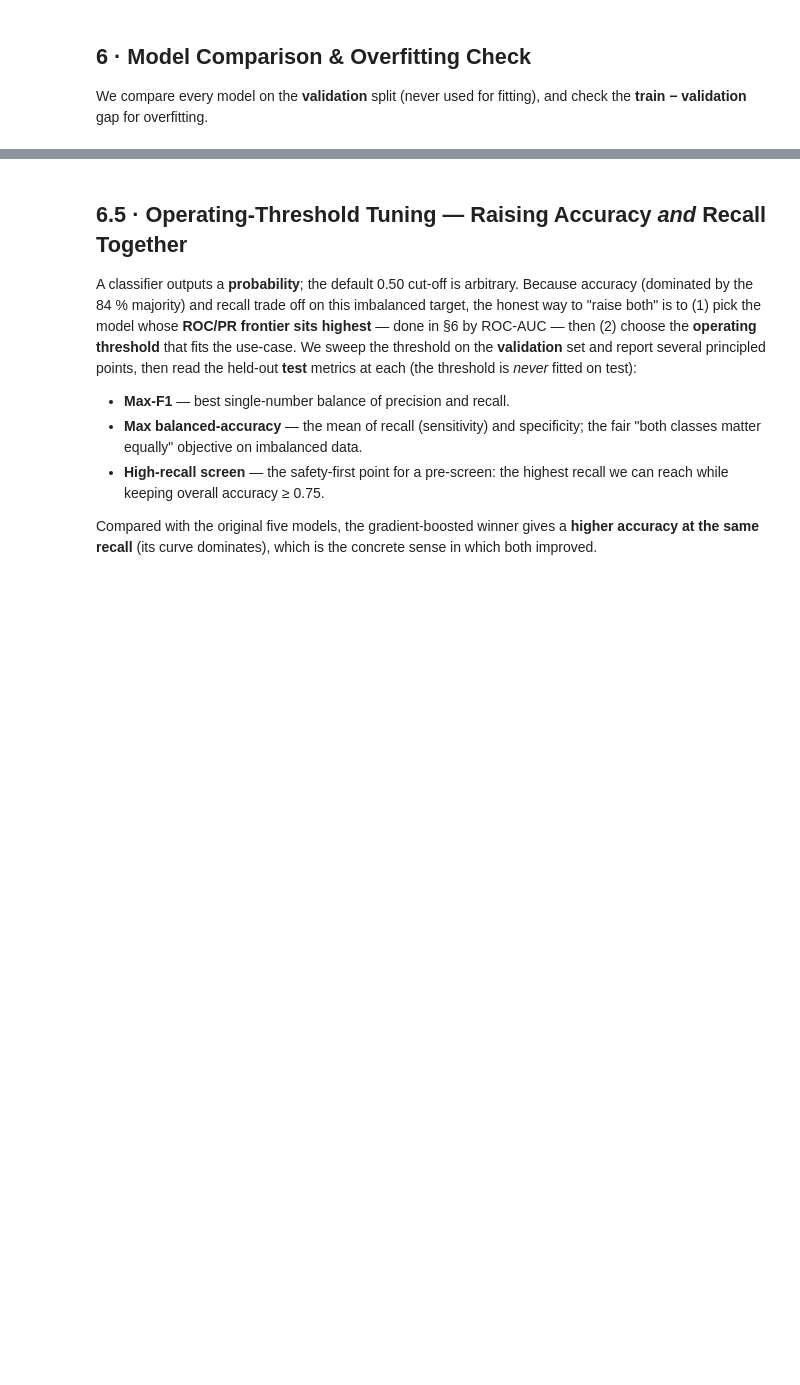
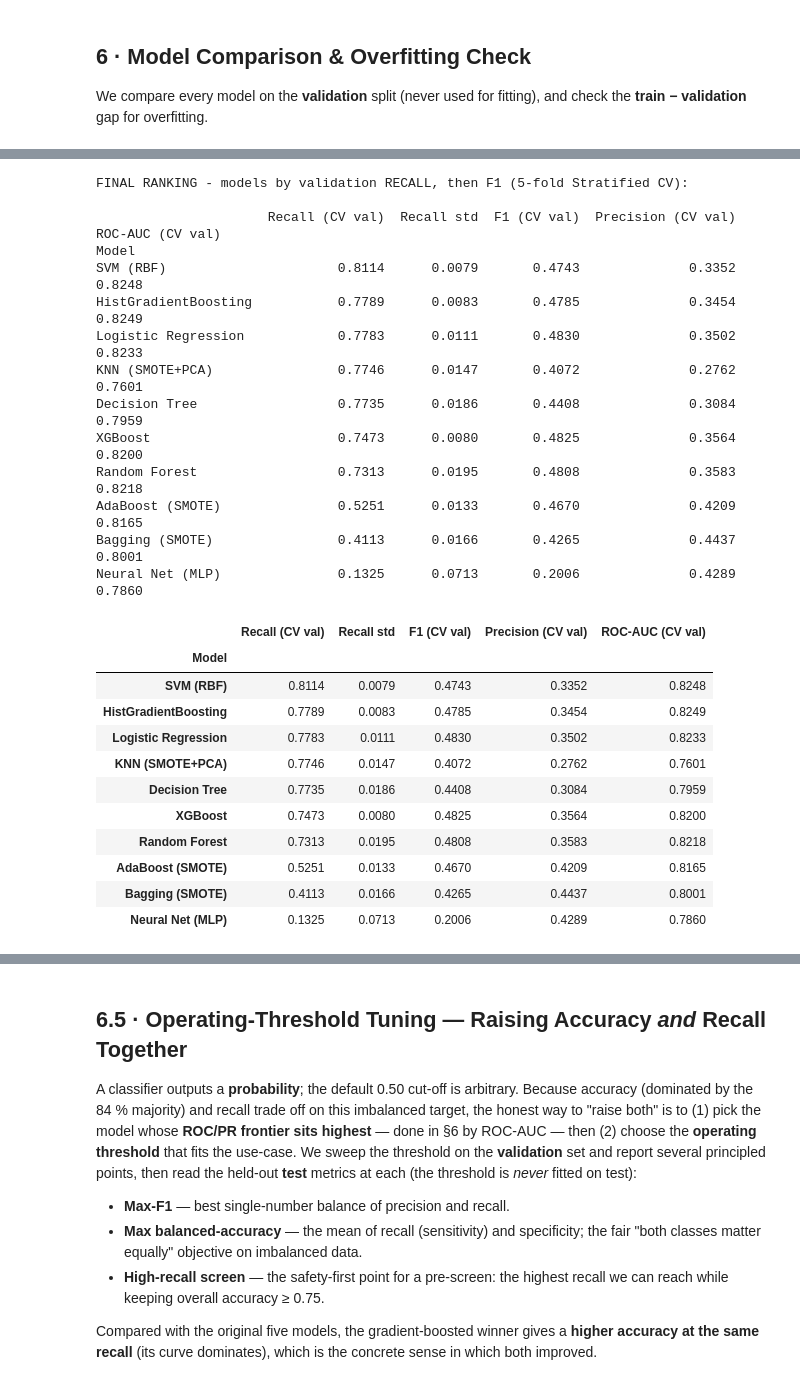
Before and after one commit to energelpen/ET0737-MLAI-Project, a Jupyter notebook: notebooks/02_Diabetes_2015_Modelling.ipynb, the cells around one changed output, grey strips where cells are left out. Saved outputs shown, nothing was run; the diff lists cells and outputs as text; code cells hidden in the pictures; blank space fills up the shorter version.

```diff
--- a/notebooks/02_Diabetes_2015_Modelling.ipynb
+++ b/notebooks/02_Diabetes_2015_Modelling.ipynb
@@ -741,3 +925,47 @@ print("A small train-val gap => models generalise well (regularisation / depth l
+# %%
+# ============================================================================
+# Final summary table - models ranked by validation RECALL, then F1 (clinically ordered)
+# ----------------------------------------------------------------------------
+# Recall first because, for a diabetes screen, a false negative (an at-risk person told they
+# are fine) is the costly error; F1 breaks ties by rewarding a sensible precision/recall
+# balance. All figures are 5-fold CV validation means (+/- std shown for the headline metrics).
+summary = pd.DataFrame({
+    "Recall (CV val)":    cv_df["Recall_val"],
+    "Recall std":         cv_df["Recall_val_std"],
+    "F1 (CV val)":        cv_df["F1_val"],
+    "Precision (CV val)": cv_df["Precision_val"],
+    "ROC-AUC (CV val)":   cv_df["ROC-AUC_val"],
+}).sort_values(["Recall (CV val)", "F1 (CV val)"], ascending=False).round(4)
+print("FINAL RANKING - models by validation RECALL, then F1 (5-fold Stratified CV):\n")
+print(summary.to_string())
+summary
+# %% [output]
+FINAL RANKING - models by validation RECALL, then F1 (5-fold Stratified CV):
+
+                      Recall (CV val)  Recall std  F1 (CV val)  Precision (CV val)  ROC-AUC (CV val)
+Model
+SVM (RBF)                      0.8114      0.0079       0.4743              0.3352            0.8248
+HistGradientBoosting           0.7789      0.0083       0.4785              0.3454            0.8249
+Logistic Regression            0.7783      0.0111       0.4830              0.3502            0.8233
+KNN (SMOTE+PCA)                0.7746      0.0147       0.4072              0.2762            0.7601
+Decision Tree                  0.7735      0.0186       0.4408              0.3084            0.7959
+XGBoost                        0.7473      0.0080       0.4825              0.3564            0.8200
+Random Forest                  0.7313      0.0195       0.4808              0.3583            0.8218
+AdaBoost (SMOTE)               0.5251      0.0133       0.4670              0.4209            0.8165
+Bagging (SMOTE)                0.4113      0.0166       0.4265              0.4437            0.8001
+Neural Net (MLP)               0.1325      0.0713       0.2006              0.4289            0.7860
+|  | Recall (CV val) | Recall std | F1 (CV val) | Precision (CV val) | ROC-AUC (CV val) |
+| Model |  |  |  |  |  |
+| SVM (RBF) | 0.8114 | 0.0079 | 0.4743 | 0.3352 | 0.8248 |
+| HistGradientBoosting | 0.7789 | 0.0083 | 0.4785 | 0.3454 | 0.8249 |
+| Logistic Regression | 0.7783 | 0.0111 | 0.4830 | 0.3502 | 0.8233 |
+| KNN (SMOTE+PCA) | 0.7746 | 0.0147 | 0.4072 | 0.2762 | 0.7601 |
+| Decision Tree | 0.7735 | 0.0186 | 0.4408 | 0.3084 | 0.7959 |
+| XGBoost | 0.7473 | 0.0080 | 0.4825 | 0.3564 | 0.8200 |
+| Random Forest | 0.7313 | 0.0195 | 0.4808 | 0.3583 | 0.8218 |
+| AdaBoost (SMOTE) | 0.5251 | 0.0133 | 0.4670 | 0.4209 | 0.8165 |
+| Bagging (SMOTE) | 0.4113 | 0.0166 | 0.4265 | 0.4437 | 0.8001 |
+| Neural Net (MLP) | 0.1325 | 0.0713 | 0.2006 | 0.4289 | 0.7860 |
 # %%
 # Pick the best DEPLOYABLE model by combined F1 (train+validation) AND ROC-AUC.
 # We deliberately EXCLUDE the standalone XGBoost here: its sklearn-native boosting sibling
```
Also changed, not shown: parts of 27 cells of this notebook.
